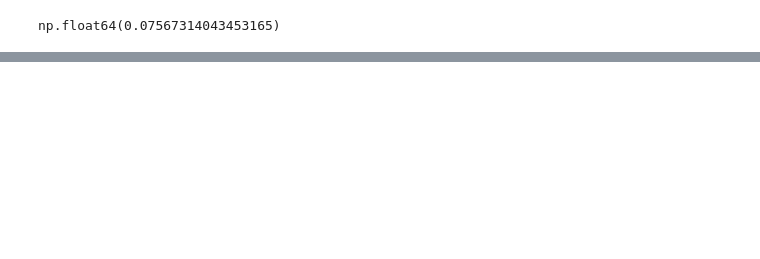
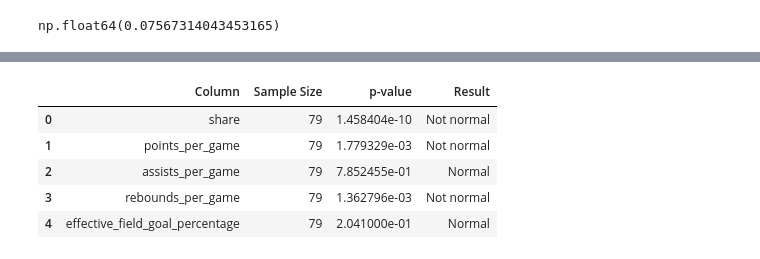
Before and after one commit to bahram0111/bootcamp-basketball-analytics, a Jupyter notebook: bahram_preprocessing_hypothesis_testing.ipynb, the cells around one changed output, grey strips where cells are left out. Saved outputs shown, nothing was run; the diff lists cells and outputs as text; code cells hidden in the pictures; blank space fills up the shorter version.

```diff
--- a/bahram_preprocessing_hypothesis_testing.ipynb
+++ b/bahram_preprocessing_hypothesis_testing.ipynb
@@ -543,0 +640,27 @@ np.float64(0.07567314043453165)
+# %%
+mvp_player_df = mvp.merge(player_season, on=["player_id", "season_id", "team_id"])
+# %%
+mvp_player_df["points_per_game"] = (mvp_player_df["points"] / mvp_player_df["games"])
+
+mvp_player_df["assists_per_game"] = (mvp_player_df["assists"] / mvp_player_df["games"])
+
+mvp_player_df["total_rebounds"] = mvp_player_df['offensive_rebounds'] + mvp_player_df['defensive_rebounds']
+
+mvp_player_df["rebounds_per_game"] = (mvp_player_df["total_rebounds"] / mvp_player_df["games"])
+# %%
+performance_metrics = [
+    "points_per_game",
+    "assists_per_game",
+    "rebounds_per_game",
+    "effective_field_goal_percentage"]
+
+correlation_df = mvp_player_df[["share"] + performance_metrics].dropna()
+# %%
+normality_checker_pro(correlation_df)
+# %% [output]
+|  | Column | Sample Size | p-value | Result |
+| 0 | share | 79 | 1.458404e-10 | Not normal |
+| 1 | points_per_game | 79 | 1.779329e-03 | Not normal |
+| 2 | assists_per_game | 79 | 7.852455e-01 | Normal |
+| 3 | rebounds_per_game | 79 | 1.362796e-03 | Not normal |
+| 4 | effective_field_goal_percentage | 79 | 2.041000e-01 | Normal |
```
Also changed, not shown: parts of 39 cells of this notebook.
